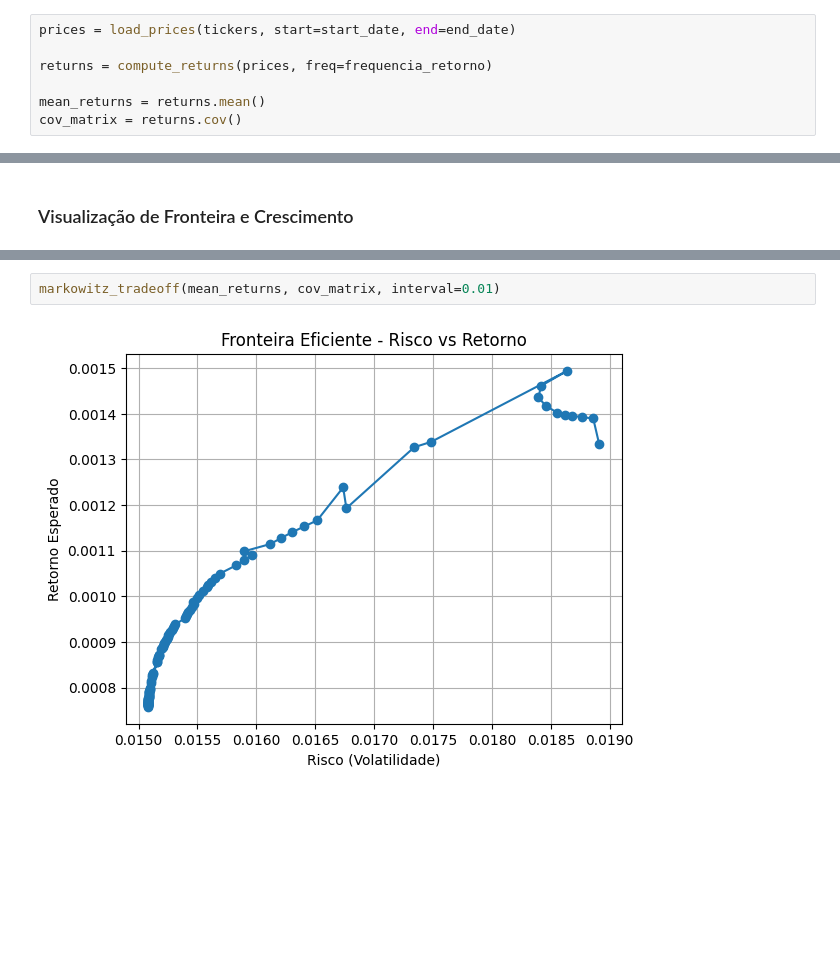
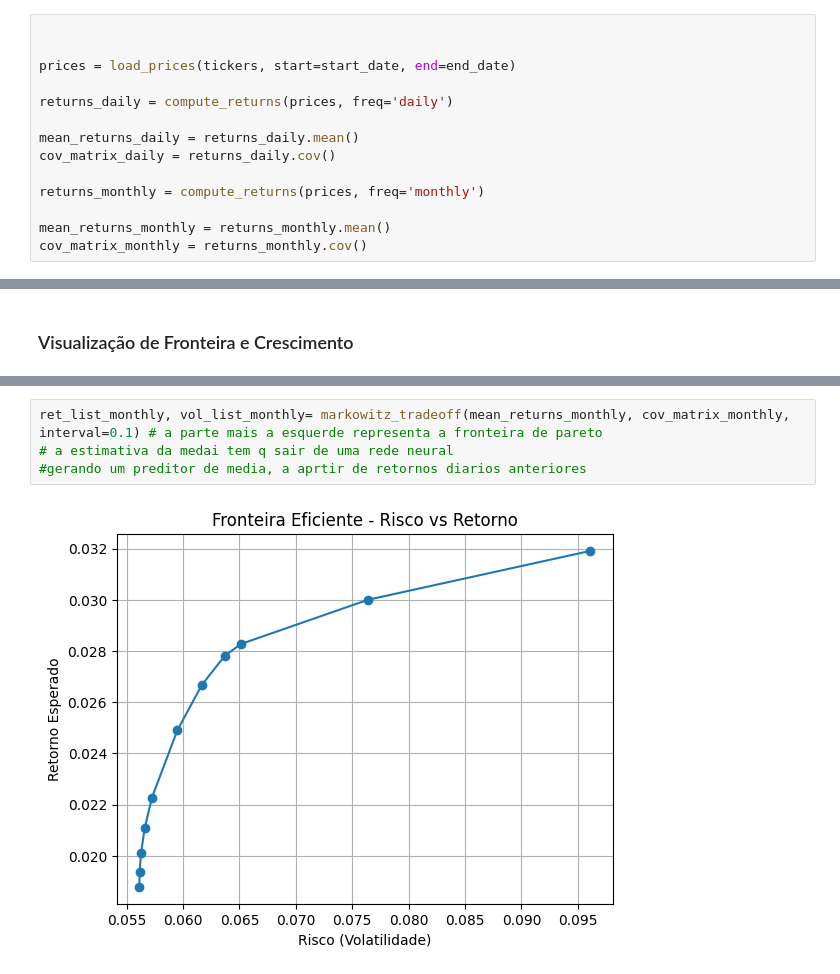
Before and after one commit to maronect/deep_learning_finance, a Jupyter notebook: notebooks/01-markowitz_optimization.ipynb, the cells around one changed output, grey strips where cells are left out. Cells and saved outputs as stored; diff of their text form; blank space fills up the shorter version.

Commit message:
plot same return montly using monthly and daily return converted to monthly

```diff
--- a/notebooks/01-markowitz_optimization.ipynb
+++ b/notebooks/01-markowitz_optimization.ipynb
@@ -29,11 +29,18 @@ risk_free_rate = 0.15
 # %% [markdown]
 # Levantando estatística dos dados
 # %%
+
+
 prices = load_prices(tickers, start=start_date, end=end_date)
 
-returns = compute_returns(prices, freq=frequencia_retorno)
+returns_daily = compute_returns(prices, freq='daily')
 
-mean_returns = returns.mean()
-cov_matrix = returns.cov()
+mean_returns_daily = returns_daily.mean()
+cov_matrix_daily = returns_daily.cov()
+
+returns_monthly = compute_returns(prices, freq='monthly')
+
+mean_returns_monthly = returns_monthly.mean()
+cov_matrix_monthly = returns_monthly.cov()
 # %% [output]
 [*********************100%***********************]  9 of 9 completed
@@ -118,6 +124,8 @@ markowitz_tradeoff(mean_returns, cov_matrix, interval=0.1)
 # %% [output]
 [figure]
 # %%
-markowitz_tradeoff(mean_returns, cov_matrix, interval=0.01)
+ret_list_monthly, vol_list_monthly= markowitz_tradeoff(mean_returns_monthly, cov_matrix_monthly, interval=0.1) # a parte mais a esquerde representa a fronteira de pareto
+# a estimativa da medai tem q sair de uma rede neural
+#gerando um preditor de media, a aprtir de retornos diarios anteriores
 # %% [output]
-[figure, old version]
+[figure, new version]
```
Also changed, not shown: parts of 16 cells of this notebook, 1 other file.
